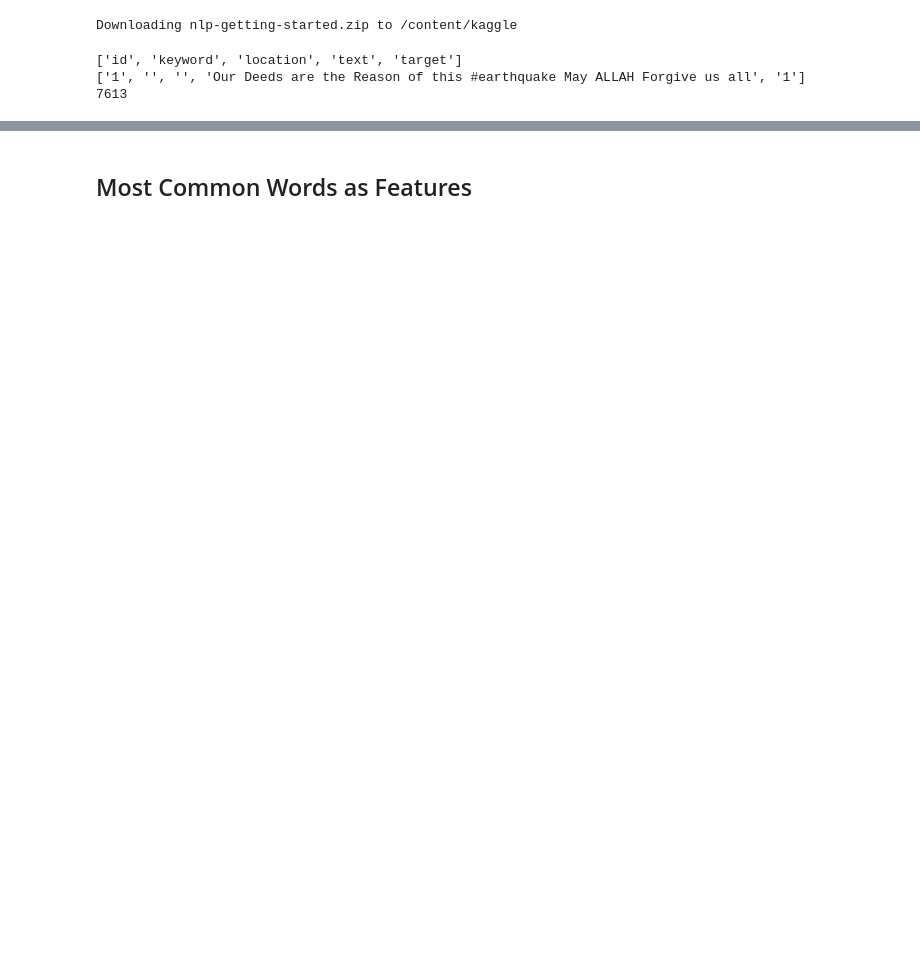
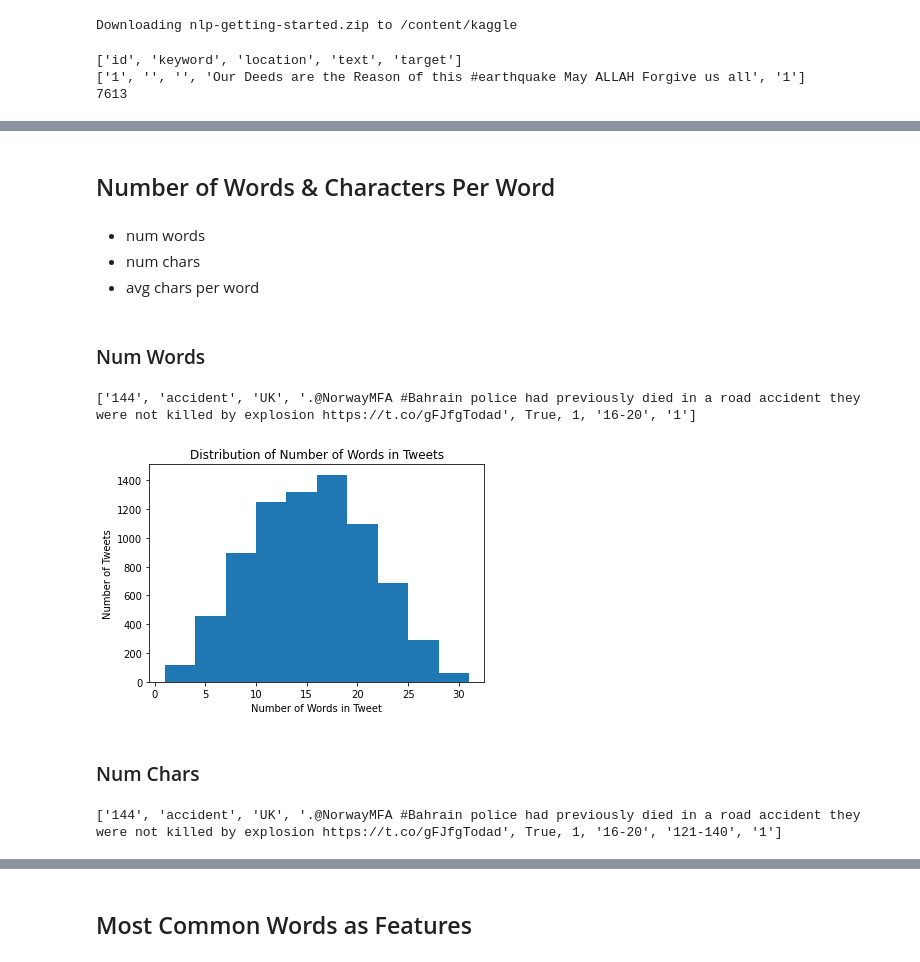
Before and after one commit to eshika289/cs301_project, a Jupyter notebook: CS_301_Project_NLP_Disaster_Tweets.ipynb, the cells around one changed output, grey strips where cells are left out. Drawn from its saved outputs; the diff is of its cells as text; code cells hidden in the pictures; blank space fills up the shorter version.

```diff
--- a/CS_301_Project_NLP_Disaster_Tweets.ipynb
+++ b/CS_301_Project_NLP_Disaster_Tweets.ipynb
@@ -107,0 +173,68 @@ shuffle_and_split(data)
+# %% [markdown]
+## Number of Words & Characters Per Word
+# %% [markdown]
+- num words
+- num chars
+- avg chars per word
+# %% [markdown]
+### Num Words
+# %%
+word_counts=[]
+for item in data:
+  words = len(item[3].split())
+  w = 'other'
+  if words in (1,2,3,4,5):
+    w = '1-5'
+  elif words in (6,7,8,9,10):
+    w = '6-10'
+  elif words in (11,12,13,14,15):
+    w = '11-15'
+  elif words in (16,17,18,19,20):
+    w = '16-20'
+  elif words in (21,22,23,24,25):
+    w = '21-25'
+  elif words in (26,27,28,29,30):
+    w = '26-30'
+  word_counts.append(words)
+  item.insert(6,w)
+headers.insert(6,'word_count')
+print(data[100])
+# %% [output]
+['144', 'accident', 'UK', '.@NorwayMFA #Bahrain police had previously died in a road accident they were not killed by explosion https://t.co/gFJfgTodad', True, 1, '16-20', '1']
+# %%
+plt.hist(word_counts)
+plt.title("Distribution of Number of Words in Tweets")
+plt.xlabel("Number of Words in Tweet")
+plt.ylabel("Number of Tweets")
+plt.show()
+# %% [output]
+[figure, added]
+# %% [markdown]
+### Num Chars
+# %%
+char_counts=[]
+for item in data:
+  chars = len(item[3])
+  char_counts.append(chars)
+  w = 'other'
+  if chars in [x for x in range(1,21)]:
+    w = '1-20'
+  elif chars in [x for x in range(21,41)]:
+    w = '21-40'
+  elif chars in [x for x in range(41,61)]:
+    w = '41-60'
+  elif chars in [x for x in range(61,81)]:
+    w = '61-80'
+  elif chars in [x for x in range(81,101)]:
+    w = '81-100'
+  elif chars in [x for x in range(101,121)]:
+    w = '101-120'
+  elif chars in [x for x in range(121,141)]:
+    w = '121-140'
+  elif chars in [x for x in range(141,161)]:
+    w = '141-160'
+  item.insert(7,w)
+headers.insert(7,'char_count')
+print(data[100])
+# %% [output]
+['144', 'accident', 'UK', '.@NorwayMFA #Bahrain police had previously died in a road accident they were not killed by explosion https://t.co/gFJfgTodad', True, 1, '16-20', '121-140', '1']
```
Also changed, not shown: parts of 121 cells of this notebook.
